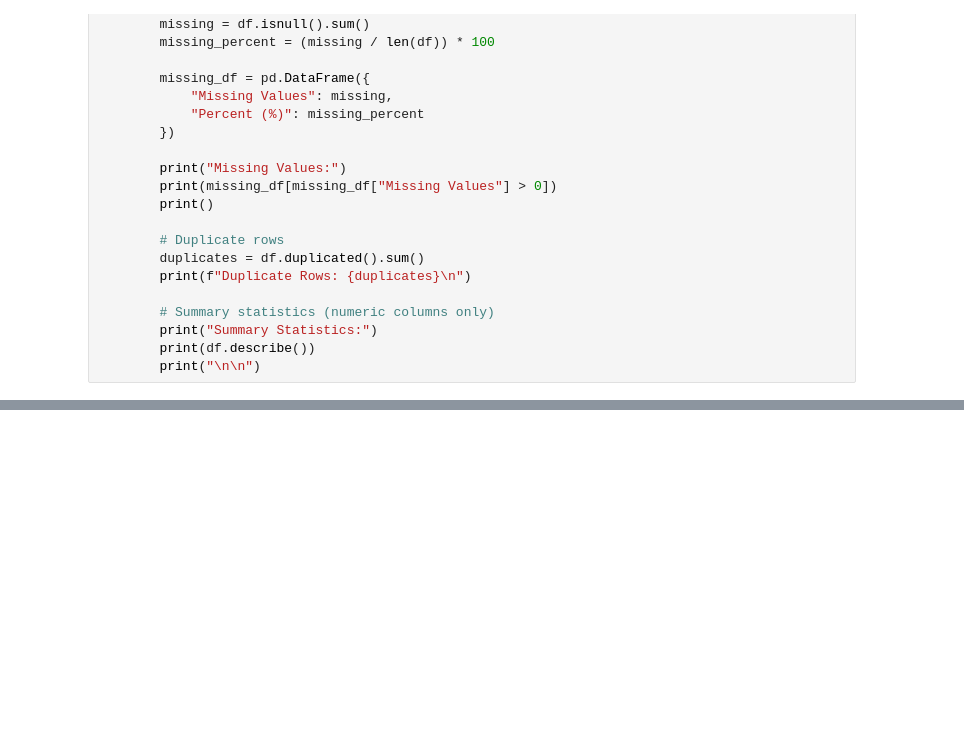
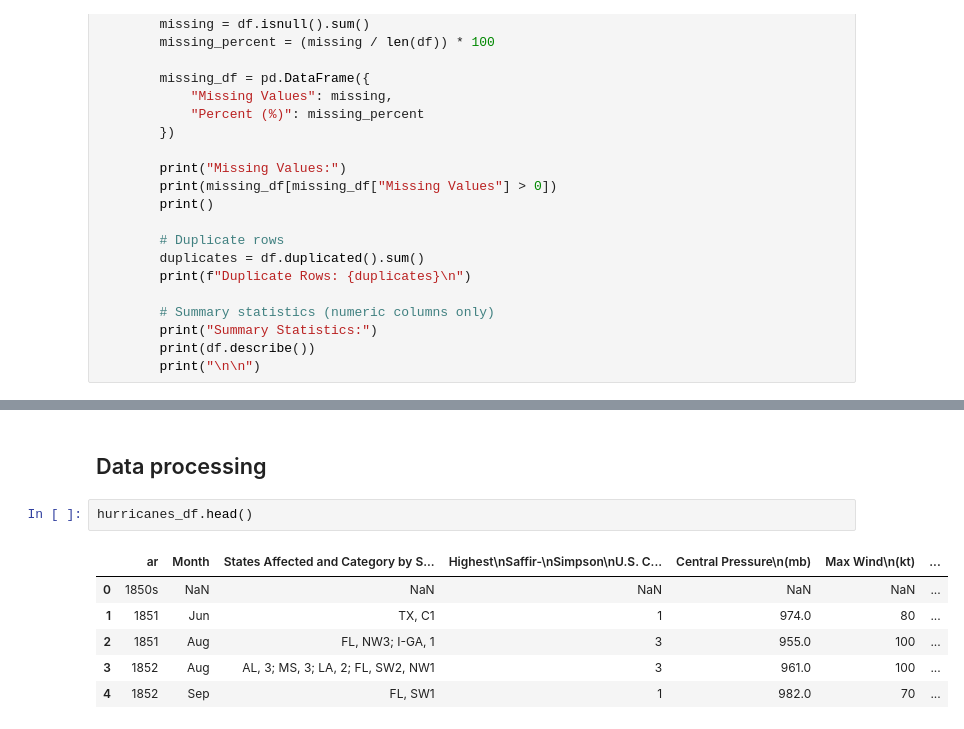
Before and after one commit to walde363/covid-housing-forecast, a Jupyter notebook: notebooks/Data review and analysis.ipynb, the cells around one changed output, grey strips where cells are left out. Cells and saved outputs as stored; diff of their text form; blank space fills up the shorter version.

```diff
--- a/notebooks/Data review and analysis.ipynb
+++ b/notebooks/Data review and analysis.ipynb
@@ -138,3 +160,14 @@ Max Wind\n(kt)                               object
 max    145.000000  154.000000  152.000000  139.000000
 
 [8 rows x 70 columns]
+# %% [markdown]
+## Data processing
+# %%
+hurricanes_df.head()
+# %% [output]
+|  | ar | Month | States Affected and Category by S... | Highest\nSaffir-\nSimpson\nU.S. C... | Central Pressure\n(mb) | Max Wind\n(kt) | ... |
+| 0 | 1850s | NaN | NaN | NaN | NaN | NaN | ... |
+| 1 | 1851 | Jun | TX, C1 | 1 | 974.0 | 80 | ... |
+| 2 | 1851 | Aug | FL, NW3; I-GA, 1 | 3 | 955.0 | 100 | ... |
+| 3 | 1852 | Aug | AL, 3; MS, 3; LA, 2; FL, SW2, NW1 | 3 | 961.0 | 100 | ... |
+| 4 | 1852 | Sep | FL, SW1 | 1 | 982.0 | 70 | ... |
```
Also changed, not shown: parts of 41 cells of this notebook.
